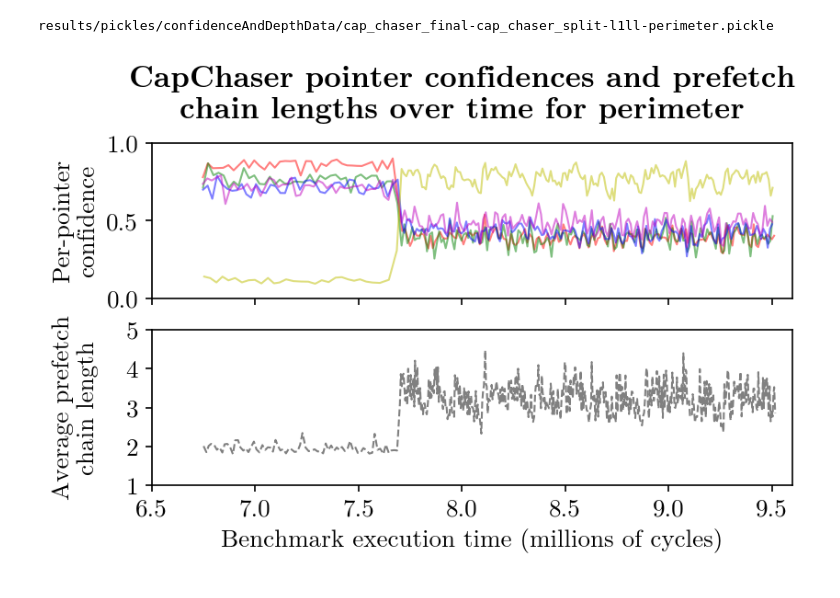
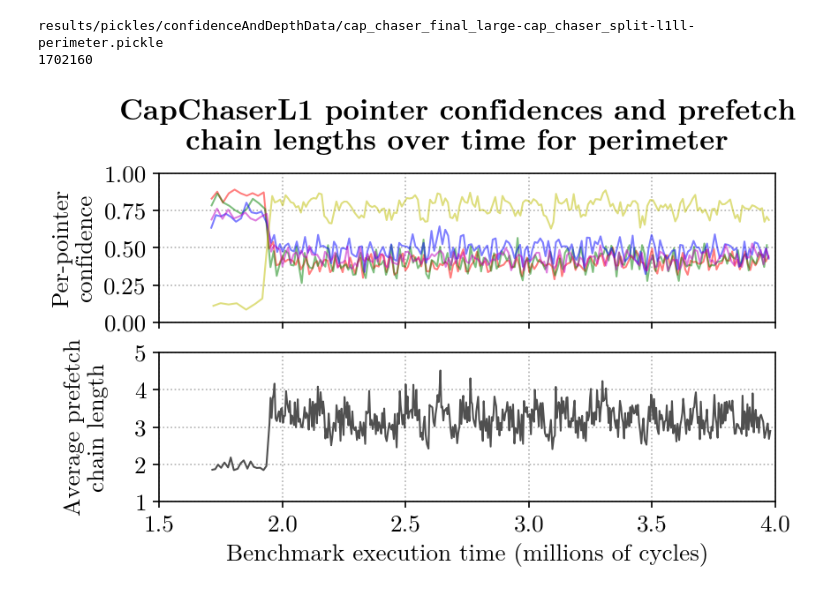
Before and after one commit to louishobson/DE10Pro-cheri-bgas, a Jupyter notebook: bluespec/sim-utils/examinecapchaser.ipynb, the cells around one changed output. Drawn from its saved outputs; the diff is of its cells as text; code cells hidden in the pictures.

```diff
--- a/bluespec/sim-utils/examinecapchaser.ipynb
+++ b/bluespec/sim-utils/examinecapchaser.ipynb
@@ -11,7 +11,7 @@ import matplotlib as mpl
 # %%
 def calcConfidenceAndDepth(
     benchmark,
-    run="cap_chaser_final",
+    run="cap_chaser_final_large",
     prefetcherLocation="cap_chaser_split-l1ll",
     silent = True,
 ):
@@ -53,7 +53,7 @@ def calcConfidenceAndDepth(
 
 def plotConfidenceAndDepth(
     benchmark,
-    run="cap_chaser_final",
+    run="cap_chaser_final_large",
     prefetcherLocation="cap_chaser_split-l1ll",
     confNumGroups=200,
     plotDepth=False,
@@ -67,6 +67,9 @@ def plotConfidenceAndDepth(
     assert(os.path.isfile(pickleFile))
     with open(pickleFile, "rb") as fp:
         confidences, depths = pickle.load(fp)
+
+    minT = min(t for x in confidences.values() for t in x.keys())
+    print(minT)
 
     fig, axs = plt.subplots(2 if plotDepth else 1, 1, sharex=False, dpi=150, figsize=(6, 3.5 if plotDepth else 2.5))
     if not plotDepth:
@@ -108,7 +111,8 @@ def plotConfidenceAndDepth(
                 label=(hex(ptIdxTag) if color is None else None),
                 alpha=0.5,
                 linewidth=1.0,
-                color=color
+                color=color,
+                zorder=0
             )
             color = line.get_color()
         ax1.set_ylim(0, 1)
@@ -118,10 +122,11 @@ def plotConfidenceAndDepth(
             list(t / 1000000. for t in depths.keys()),
             list(d+1 for d in depths.values()),
             marker=None,
-            linestyle="--",
-            color="grey",
+            linestyle="-",
+            color="#505050",
             alpha=1,
-            linewidth=1
+            linewidth=1,
+            zorder=0
         )
         ax2.set_ylim(1)
         ax2.set_xlabel("Time (10⁶ cycles)")
@@ -194,21 +209,29 @@ results/pickles/confidenceAndDepthData/cap_chaser_final-cap_chaser_split-l1ll-ts
 # %%
 mpl.rcParams['axes.prop_cycle'] = cycler(color='rgbmy')
 
 plt.rcParams.update({"font.family": "Latin Modern Roman"})
 plt.rcParams.update({'font.size': 13})
 def setTickFont(ax):
     for label in ax.get_xticklabels():
         label.set_fontproperties("Latin Modern Mono Light")
 
 fig, (ax1, ax2) = plotConfidenceAndDepth("perimeter", truncationLines=False, plotDepth=True)
-fig.suptitle("CapChaser pointer confidences and prefetch\nchain lengths over time for perimeter", weight="bold")
+fig.suptitle("CapChaserL1 pointer confidences and prefetch\nchain lengths over time for perimeter", weight="bold")
 ax2.set_xlabel("Benchmark execution time (millions of cycles)")
-ax1.set_xlim(6.5, 9.6)
-ax2.set_xlim(6.5, 9.6)
+ax1.set_xlim(1.5, 4)
+ax2.set_xlim(1.5, 4)
 ax2.set_yticks([1, 2, 3, 4, 5])
+ax1.set_yticks([0.0, 0.25, 0.5, 0.75, 1])
 ax1.set_xticklabels([])
+ax1.grid(linestyle=":", zorder=-1)
+ax2.grid(linestyle=":", zorder=-1)
+ax1.yaxis.set_zorder(-1)
+ax1.xaxis.set_zorder(-1)
+ax2.yaxis.set_zorder(-1)
+ax2.xaxis.set_zorder(-1)
 fig.subplots_adjust(top=0.82)
 fig.savefig("figures/Final-Olden-Perimeter-Confidences.pdf", bbox_inches='tight')
 # %% [output]
-results/pickles/confidenceAndDepthData/cap_chaser_final-cap_chaser_split-l1ll-perimeter.pickle
+results/pickles/confidenceAndDepthData/cap_chaser_final_large-cap_chaser_split-l1ll-perimeter.pickle
+1702160
-[figure, old version]
+[figure, new version]
```
Also changed, not shown: parts of 2 cells of this notebook, 8 other files.
